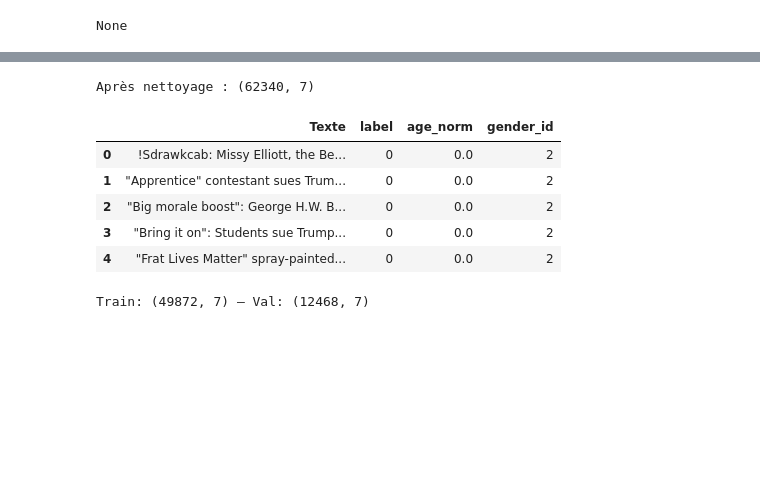
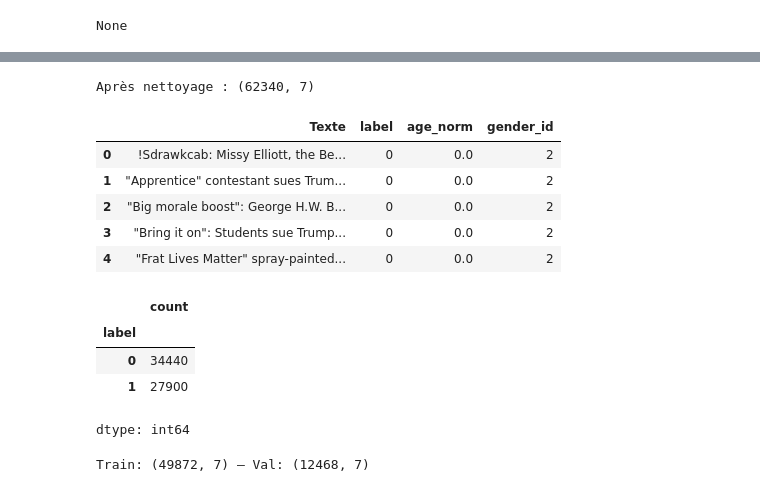
Before and after one commit to alexandre-cameron-borges/ACBorges_Clickscore_SDUDAnalytics, a Jupyter notebook: ACBorges_Clickscore_SDUDAnalytics.ipynb, the cells around one changed output, grey strips where cells are left out. Drawn from its saved outputs; the diff is of its cells as text; code cells hidden in the pictures; blank space fills up the shorter version.

```diff
--- a/ACBorges_Clickscore_SDUDAnalytics.ipynb
+++ b/ACBorges_Clickscore_SDUDAnalytics.ipynb
@@ -544,30 +736,36 @@ None
 # %%
 # Cellule 11: Nettoyage & features simples
 df = tableclickbait_abcdd2.dropna(subset=['Texte']).copy()
 
 # Label binaire
 df['label'] = df['Clickbait'].map({'clickbait':1,'no-clickbait':0})
 
 # Imputation et normalisation de l'âge
 med = df['age'].median()
 df['age'] = df['age'].fillna(med)
 df['age_norm'] = (df['age'] - med) / (df['age'].max() - med)
 
 # Genre manquant → 'Unknown', puis encodage
 df['gender'] = df['gender'].fillna('Unknown')
 df['gender_id'] = df['gender'].astype('category').cat.codes
 
 # Vérification rapide
 print("Après nettoyage :", df.shape)
 display(df[['Texte','label','age_norm','gender_id']].head())
+display(df.value_counts('label'))
 # %% [output]
 Après nettoyage : (62340, 7)
 |  | Texte | label | age_norm | gender_id |
 | 0 | !Sdrawkcab: Missy Elliott, the Be... | 0 | 0.0 | 2 |
 | 1 | "Apprentice" contestant sues Trum... | 0 | 0.0 | 2 |
 | 2 | "Big morale boost": George H.W. B... | 0 | 0.0 | 2 |
 | 3 | "Bring it on": Students sue Trump... | 0 | 0.0 | 2 |
 | 4 | "Frat Lives Matter" spray-painted... | 0 | 0.0 | 2 |
+|  | count |
+| label |  |
+| 0 | 34440 |
+| 1 | 27900 |
+dtype: int64
 # %%
 # Cellule 12: train/test split
 from sklearn.model_selection import train_test_split
```
Also changed, not shown: parts of 19 cells of this notebook.
